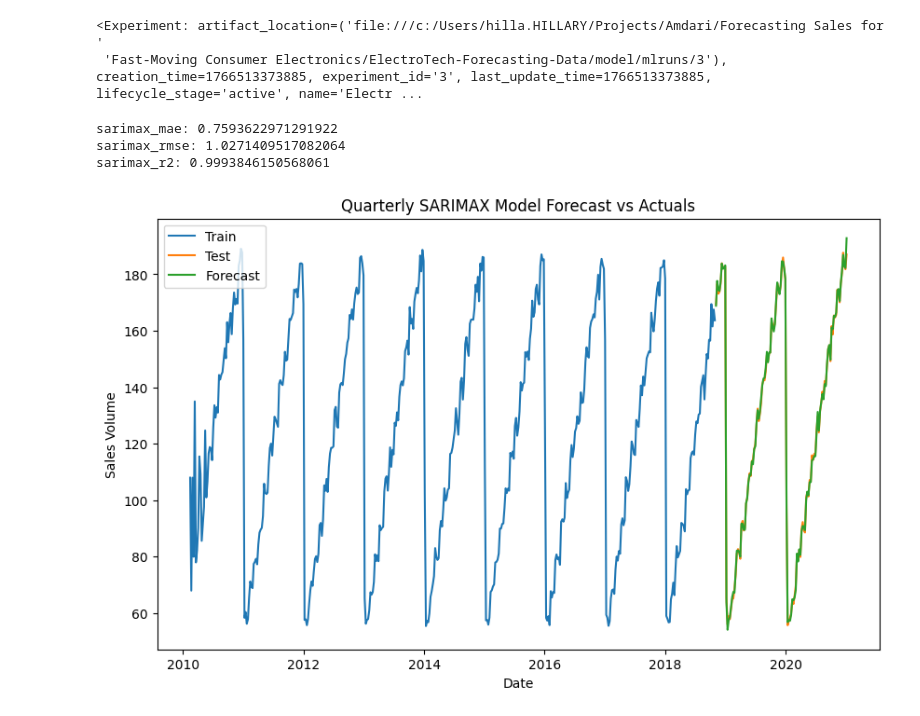
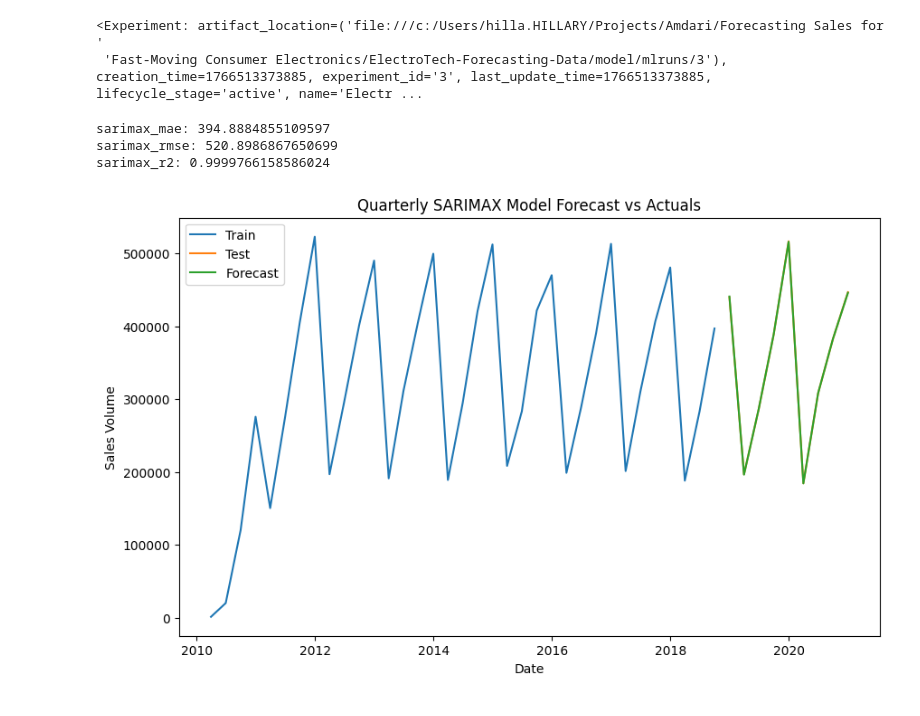
Before and after one commit to mongare70/ElectroTech-Forecasting-Data, a Jupyter notebook: model/model.ipynb, the cells around one changed output. Saved outputs shown, nothing was run; the diff lists cells and outputs as text; code cells hidden in the pictures.

```diff
--- a/model/model.ipynb
+++ b/model/model.ipynb
@@ -29,7 +29,7 @@ Index(['Product_ID', 'Category', 'Price', 'Date', 'Season',
 # %% [markdown]
 ### Remove misleading columns
 # %%
-data.drop(columns=['Recency', 'Frequency', 'Monetary'], inplace=True)
+data.drop(columns=['Recency', 'Frequency', 'Monetary', 'Total_Amount'], inplace=True)
 # %%
 data['Product_Specification_1'].value_counts()
 # %% [output]
@@ -372,8 +366,8 @@ with mlflow.start_run(run_name="Monthly SARIMAX model"):
         endog=y_train,
         exog=X_train,
         order=(2, 0, 1),
-        seasonal_order=(0, 0, 1
-        , 4),
+        seasonal_order=(1, 0, 1
+        , 12),
     ).fit(disp=False)
 
     sarimax_forecast = sarimax_model.forecast(steps=len(y_test), exog=X_test)
@@ -387,7 +381,7 @@ with mlflow.start_run(run_name="Monthly SARIMAX model"):
 
 
     mlflow.log_param("order", (2, 0, 1))
-    mlflow.log_param("seasonal_order", (0, 0, 1, 4))
+    mlflow.log_param("seasonal_order", (1, 0, 1, 12))
     mlflow.log_param("exog_features", exog_features)
 
     mlflow.log_metric("MAE", sarimax_mae)
@@ -520,3 +533,32 @@ Random Forest R-Squared: 0.9970583619875061
+# %%
+top_features = mi_df['Feature'].head(20).to_list()
+
+data = pd.get_dummies(data, columns=['Category'], drop_first=False)
+data = pd.get_dummies(data, columns=['Season'], drop_first=False)
+data = pd.get_dummies(data, columns=['Product_Specification_2'], drop_first=False)
+
+bool_cols = data.select_dtypes(include=['bool']).columns
+data[bool_cols] = data[bool_cols].astype(int)
+
+category_cols = [col for col in data.columns if col.startswith('Category_')]
+season_cols = [col for col in data.columns if col.startswith('Season_')]
+product_specification_2_cols = [col for col in data.columns if col.startswith('Product_Specification_2_')]
+
+
+exog_features = top_features + category_cols + season_cols + product_specification_2_cols
+
+data = data.set_index('Date')
+
+quarterly_target = data['Sales_Volume'].resample('Q').sum()
+quarterly_exog = data[exog_features].resample('Q').sum()
+
+train_size = int(len(quarterly_target) * 0.8)
+
+X_train = quarterly_exog.iloc[:train_size]
+y_train = quarterly_target.iloc[:train_size]
+
+X_test = quarterly_exog.iloc[train_size:]
+y_test = quarterly_target.iloc[train_size:]
 # %% [markdown]
 ### Train SARIMAX using MLFLOW (Quarterly)
 # %%
@@ -531,7 +573,7 @@ with mlflow.start_run(run_name="Quarterly SARIMAX model"):
         exog=X_train,
         order=(2, 0, 1),
         seasonal_order=(0, 0, 2
-        , 13),
+        , 4),
     ).fit(disp=False)
 
     sarimax_forecast = sarimax_model.forecast(steps=len(y_test), exog=X_test)
@@ -542,38 +584,38 @@ with mlflow.start_run(run_name="Quarterly SARIMAX model"):
     print("sarimax_mae:", sarimax_mae)
     print("sarimax_rmse:", sarimax_rmse)
     print("sarimax_r2:", sarimax_r2)
 
 
     mlflow.log_param("order", (2, 0, 1))
-    mlflow.log_param("seasonal_order", (0, 0, 2, 13))
+    mlflow.log_param("seasonal_order", (0, 0, 2, 4))
     mlflow.log_param("exog_features", exog_features)
 
     mlflow.log_metric("MAE", sarimax_mae)
     mlflow.log_metric("RMSE", sarimax_rmse)
     mlflow.log_metric("R2", sarimax_r2)
 
     with open("quarterly_sarimax_model.pkl", 'wb') as f:
         pickle.dump(sarimax_model, f)
 
     mlflow.log_artifact("quarterly_sarimax_model.pkl")
 
     plt.figure(figsize=(10, 6))
     plt.plot(y_train.index, y_train, label="Train") # train
     plt.plot(y_test.index, y_test, label="Test") # test
     plt.plot(y_test.index, sarimax_forecast, label="Forecast") # forecast
     plt.legend()
     plt.title("Quarterly SARIMAX Model Forecast vs Actuals")
     plt.xlabel("Date")
     plt.ylabel("Sales Volume")
     plt.savefig("quarterly_sales_volume_sarimax_forecast.png")
 
     mlflow.log_artifact("quarterly_sales_volume_sarimax_forecast.png")
     plt.show()
 # %% [output]
-sarimax_mae: 0.7593622971291922
-sarimax_rmse: 1.0271409517082064
-sarimax_r2: 0.9993846150568061
+sarimax_mae: 394.8884855109597
+sarimax_rmse: 520.8986867650699
+sarimax_r2: 0.9999766158586024
-[figure, old version]
+[figure, new version]
 # %%
 from pmdarima import auto_arima
 
```
Also changed, not shown: parts of 26 cells of this notebook, 12 other files.
